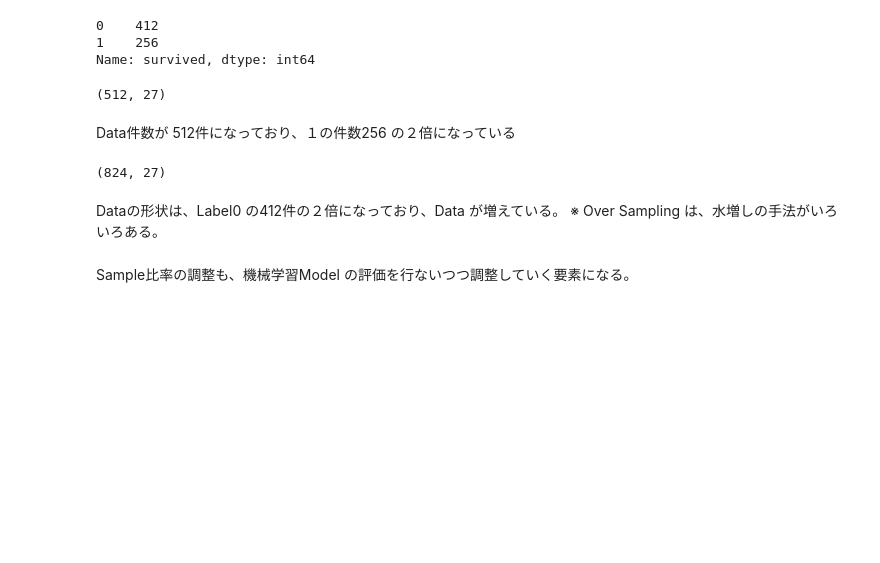
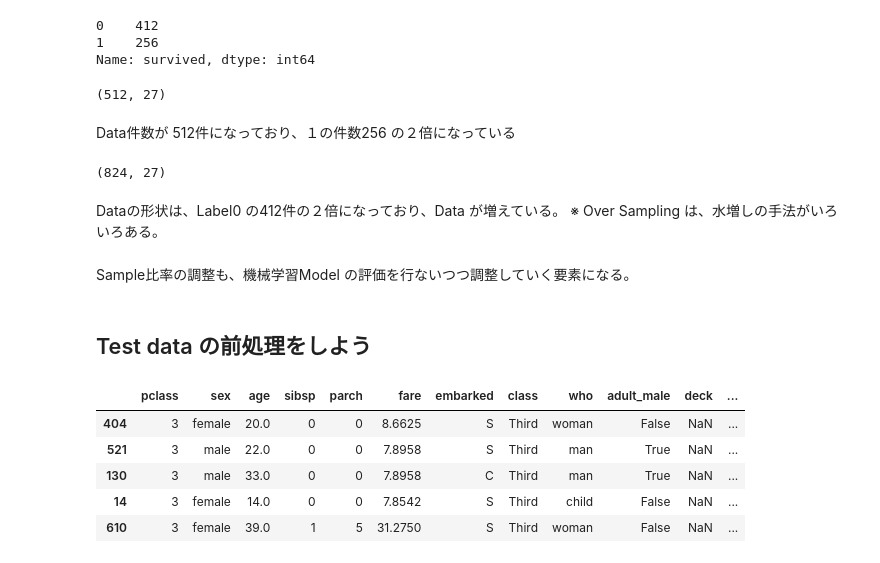
Before and after one commit to 1024xx4/100_Data_processing--visualization, a Jupyter notebook: ml_preprocessing.ipynb, the cells around one changed output. Saved outputs shown, nothing was run; the diff lists cells and outputs as text; code cells hidden in the pictures; blank space fills up the shorter version.

```diff
--- a/ml_preprocessing.ipynb
+++ b/ml_preprocessing.ipynb
@@ -635,3 +635,15 @@ Dataの形状は、Label0 の412件の２倍になっており、Data が増え
 ※ Over Sampling は、水増しの手法がいろいろある。
 # %% [markdown]
 Sample比率の調整も、機械学習Model の評価を行ないつつ調整していく要素になる。
+# %% [markdown]
+## Test data の前処理をしよう
+# %%
+
+test_ds.head()
+# %% [output]
+|  | pclass | sex | age | sibsp | parch | fare | embarked | class | who | adult_male | deck | ... |
+| 404 | 3 | female | 20.0 | 0 | 0 | 8.6625 | S | Third | woman | False | NaN | ... |
+| 521 | 3 | male | 22.0 | 0 | 0 | 7.8958 | S | Third | man | True | NaN | ... |
+| 130 | 3 | male | 33.0 | 0 | 0 | 7.8958 | C | Third | man | True | NaN | ... |
+| 14 | 3 | female | 14.0 | 0 | 0 | 7.8542 | S | Third | child | False | NaN | ... |
+| 610 | 3 | female | 39.0 | 1 | 5 | 31.2750 | S | Third | woman | False | NaN | ... |
```
Also changed, not shown: parts of 7 cells of this notebook.
